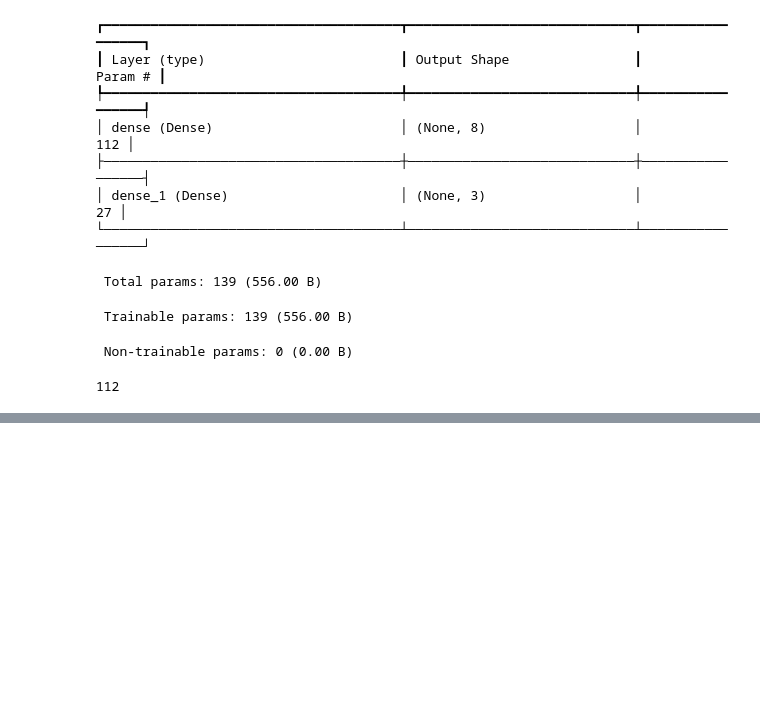
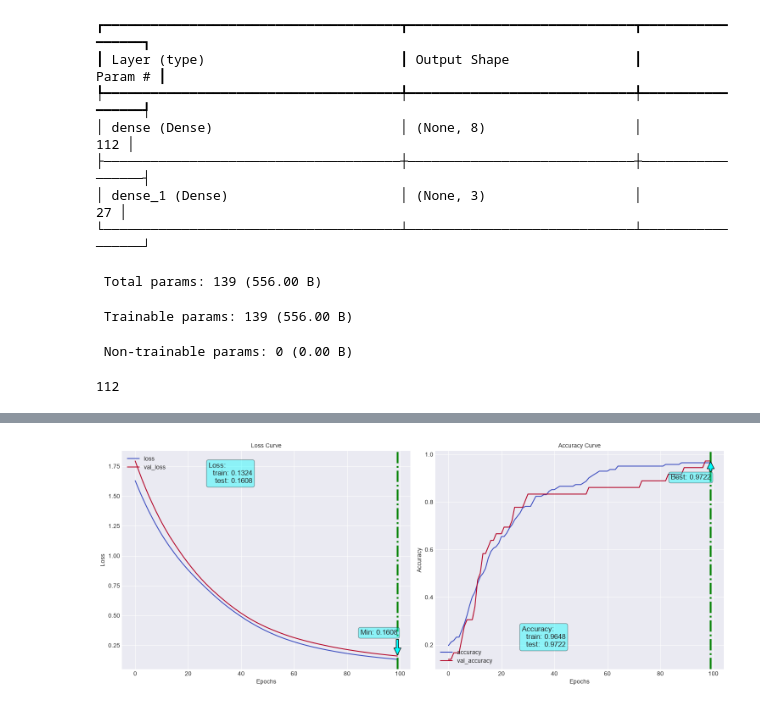
Before and after one commit to adeshrodiye/CDAC-PGCP-AI, a Jupyter notebook: 5_Deep neural network/Day04/1.ipynb, the cells around one changed output, grey strips where cells are left out. Drawn from its saved outputs; the diff is of its cells as text; code cells hidden in the pictures; blank space fills up the shorter version.

```diff
--- a/5_Deep neural network/Day04/1.ipynb
+++ b/5_Deep neural network/Day04/1.ipynb
@@ -324,0 +425,4 @@ loss_df
+# %%
+fn_plot_tf_hist(loss_df)
+# %% [output]
+[figure, added]
```
Also changed, not shown: parts of 13 cells of this notebook, 1 other file.
